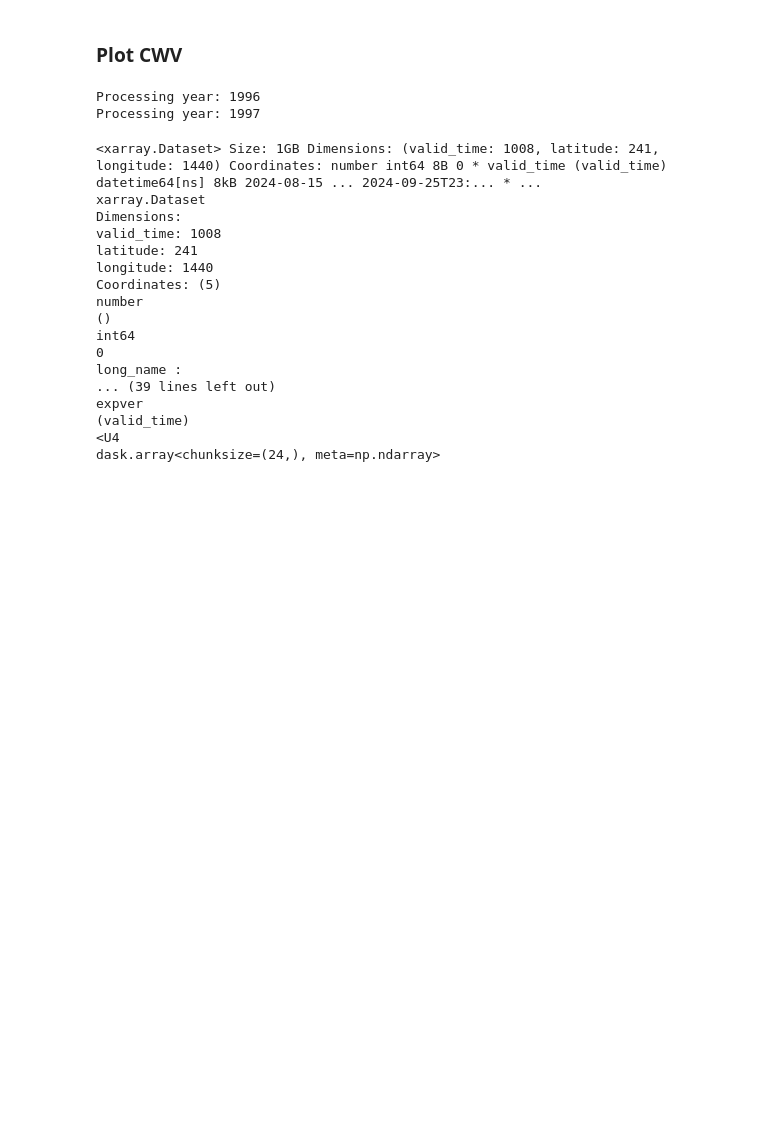
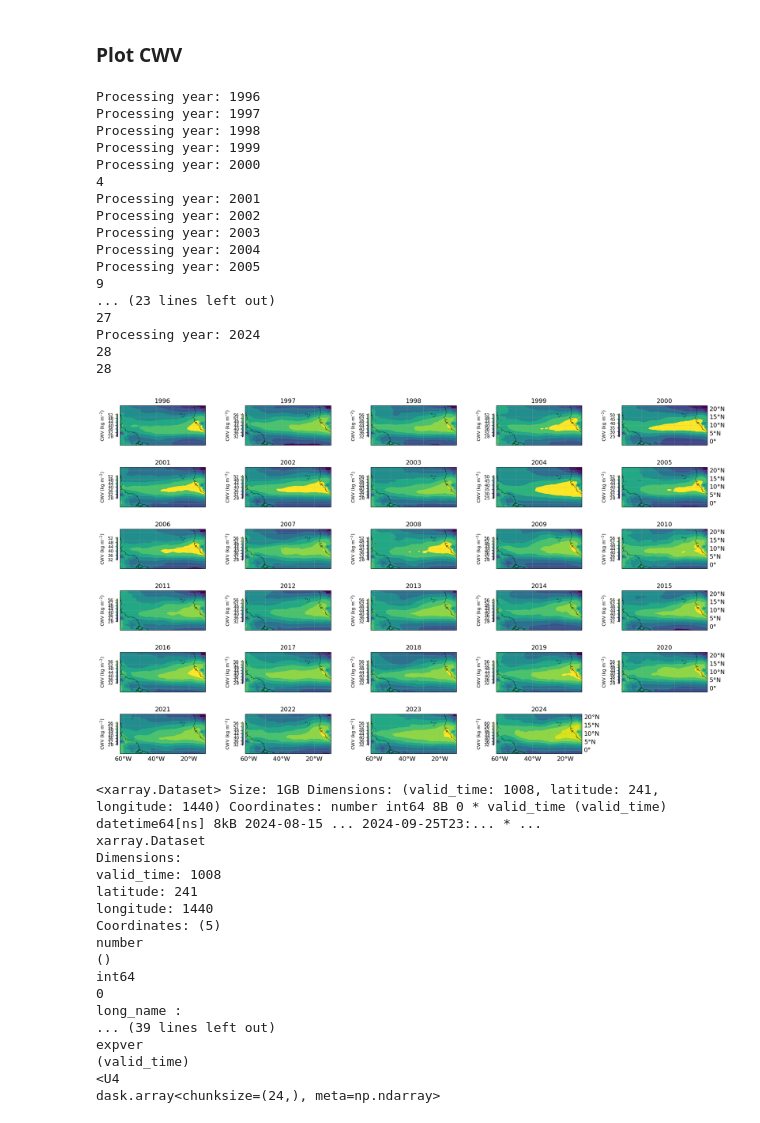
Before and after one commit to allison-wing/PICCOLO, a Jupyter notebook: plot_era5_spatial.ipynb, the cells around one changed output. Drawn from its saved outputs; the diff is of its cells as text; code cells hidden in the pictures; blank space fills up the shorter version.

Commit message:
spatial map colorbar update

```diff
--- a/plot_era5_spatial.ipynb
+++ b/plot_era5_spatial.ipynb
@@ -38,7 +38,7 @@ end_time = '09-'+end_day+'T00:00:00'
 # %%
 # For each year, spatial plot of CWV
 
-fig = plt.figure(figsize = (20, 20))
+fig = plt.figure(figsize = (20, 12))
 gs = gridspec.GridSpec(6, 5, width_ratios=[1, 1, 1, 1, 1])
 
 # Filename base for ERA-5 CWV data
@@ -77,37 +77,54 @@ for yy in years:
     else:
         gl.bottom_labels = False
     if iyear==4 or iyear==9 or iyear==14 or iyear==19 or iyear==24 or iyear==28:
         print(iyear)
         gl.ylocator = mticker.FixedLocator([0, 5, 10, 15, 20])
         gl.yformatter = LATITUDE_FORMATTER
         gl.ylabel_style = {'size': 14}
     else:
         gl.right_labels = False
 
     # Plot this years CWV as filled contours
     plt.contourf(cwv_yy_mean.longitude.values,
                  cwv_yy_mean.latitude.values,
                  cwv_yy_mean.tcwv.values,
-                 cmap = 'viridis',vmin=25,vmax=60,extend='both')
+                 cmap = 'viridis',levels = np.arange(26, 60, 4)),extend='both')
 
-    if iyear==0 or iyear==5 or iyear==10 or iyear==15 or iyear==20 or iyear==25:
-        cbar=plt.colorbar(location='left',orientation='vertical',pad=0.02)
-        cbar.set_label('CWV (kg m$^{-2}$)',fontsize=14)
+    cbar=plt.colorbar(location='left',orientation='vertical',shrink = 0.75, pad=0.02)
+    cbar.set_label('CWV (kg m$^{-2}$)',fontsize=10)
+    cbar.set_ticks(np.arange(26, 60, 4))
+    cbar.set_ticklabels([f'{x:.0f}' for x in np.arange(26, 60, 4)],fontsize=18)
 
     # Set the plot limits and title
     ax1.set_title(str(yy),size=14)
     ax1.set_xlim(lonMin, lonMax)
     ax1.set_ylim(latMin, latMax)
 
     era5_cwv.close()
     cwv_yy.close()
     iyear=iyear+1
 
 sns.set_context('paper')
 plt.tight_layout()  # Adjust subplots to fit into figure area.
 # %% [output]
 Processing year: 1996
 Processing year: 1997
+Processing year: 1998
+Processing year: 1999
+Processing year: 2000
+4
+Processing year: 2001
+Processing year: 2002
+Processing year: 2003
+Processing year: 2004
+Processing year: 2005
+9
+... (23 lines left out)
+27
+Processing year: 2024
+28
+28
+[figure, added]
 # %%
 era5_cwv
 # %% [output]
```
Also changed, not shown: parts of 1 cell of this notebook.
